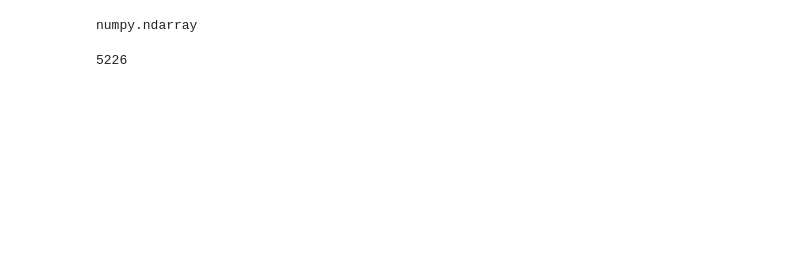
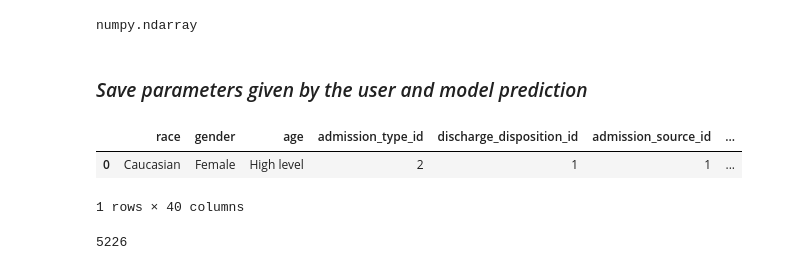
Before and after one commit to candemas97/MLOps, a Jupyter notebook: project_3/docker/jupyter/code/mlflow.ipynb, the cells around one changed output. Saved outputs shown, nothing was run; the diff lists cells and outputs as text; code cells hidden in the pictures; blank space fills up the shorter version.

```diff
--- a/project_3/docker/jupyter/code/mlflow.ipynb
+++ b/project_3/docker/jupyter/code/mlflow.ipynb
@@ -822,6 +857,9 @@ Model has an accuracy of 0.568886337543054 in validation
 ### _Test_
 # %%
 from sklearn.metrics import accuracy_score
+
+numerical_variables = X_test.select_dtypes(include=[int, float]).columns
+X_test[numerical_variables] = X_test[numerical_variables].astype(int)
 
 # YOU MUST TAKE THE API NOT THE WEBAPP IN MY CASE IT WAS "http://0.0.0.0:8083" BUT API "9000"
 # WE ARE ALSO TAKING THE NETWORK VALUE NEVERTHELESS YOU CAN USE THE CONTEINER NAME (IN OUR CASE S3)
@@ -852,6 +894,14 @@ Model has an accuracy of 0.5702257941063911 in test
 type(y_pred)
 # %% [output]
 numpy.ndarray
+# %% [markdown]
+### _Save parameters given by the user and model prediction_
+# %%
+X_test[0:1]
+# %% [output]
+|  | race | gender | age | admission_type_id | discharge_disposition_id | admission_source_id | ... |
+| 0 | Caucasian | Female | High level | 2 | 1 | 1 | ... |
+1 rows × 40 columns
 # %%
 input_ = X_test[0:1].copy()
 y_pred = pd.DataFrame(y_pred, columns=["prediction_readmitted"])
```
Also changed, not shown: parts of 14 cells of this notebook, 7 other files.
